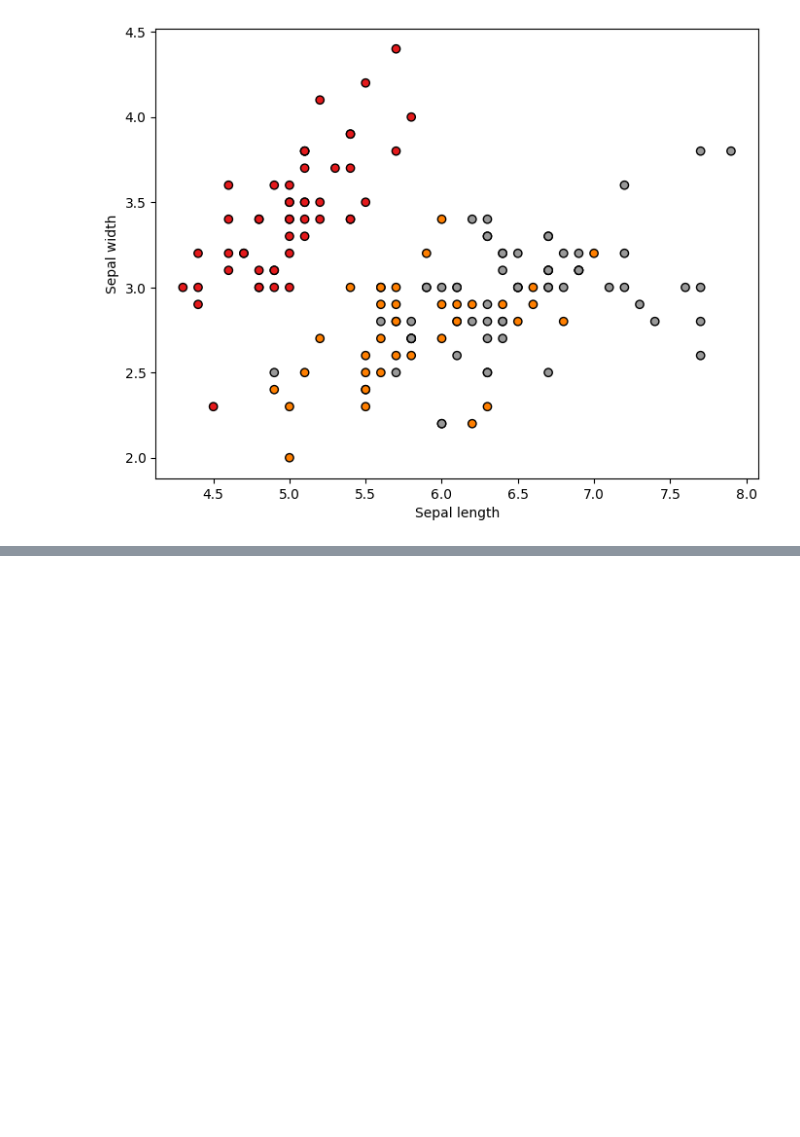
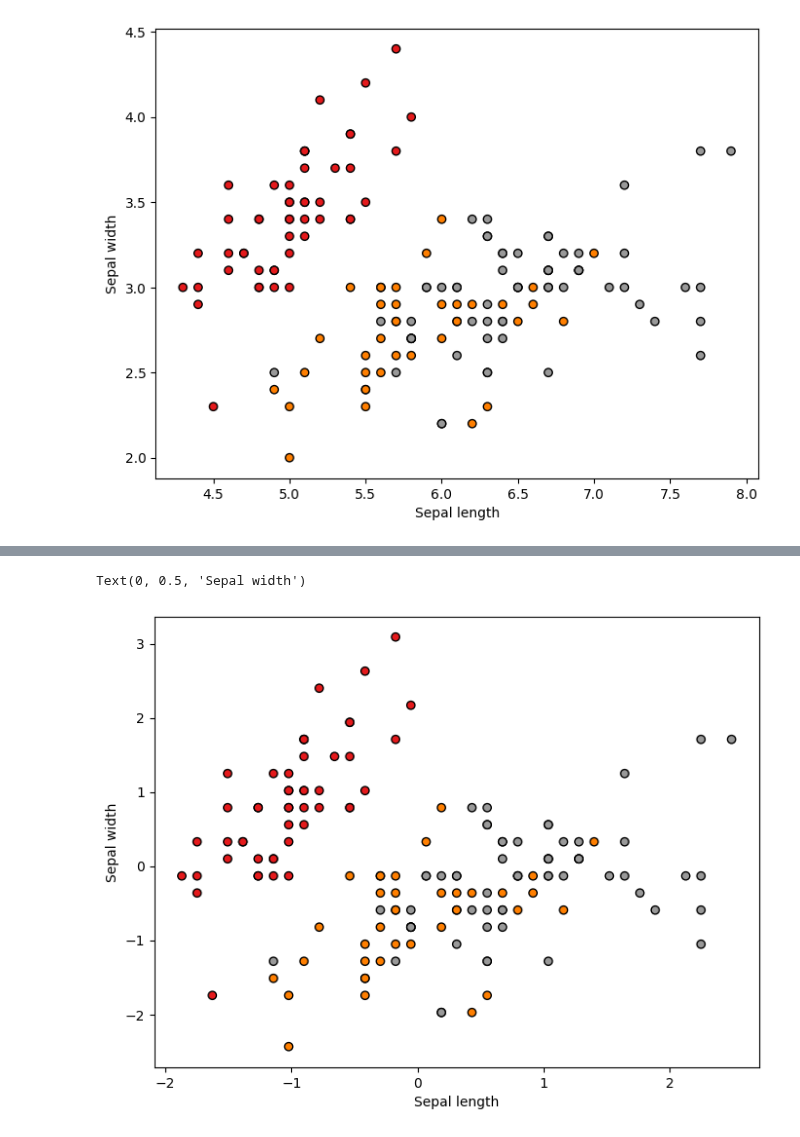
Before and after one commit to carlosgg0/practicas-aprendizaje, a Jupyter notebook: practica2/setup.ipynb, the cells around one changed output, grey strips where cells are left out. Drawn from its saved outputs; the diff is of its cells as text; code cells hidden in the pictures; blank space fills up the shorter version.

Commit message:
Standarized and normalized data added

```diff
--- a/practica2/setup.ipynb
+++ b/practica2/setup.ipynb
@@ -25,7 +26,4 @@ iris = datasets.load_iris()
 
 X = iris.data
 y = iris.target
-df = pd.DataFrame(X, columns=iris.feature_names)
-
-conjunto_de_datos_original = iris.data # El conjunto de datos es un dataFrame
-df
+data_original = pd.DataFrame(X, columns=iris.feature_names) # Este es el conjunto de datos original
@@ -94,0 +84,14 @@ Text(0, 0.5, 'Sepal width')
+# %%
+
+# Obtenemos el conjunto de datos estandarizado
+data_standarized = StandardScaler().fit_transform(data_original)
+
+# Mostrar la distribucion de los datos escalados utilizando la longitud y el ancho del sepalo
+plt.figure(2, figsize=(8, 6))
+plt.clf()
+plt.scatter(data_standarized[:, 0], data_standarized[:, 1], c=y, cmap=plt.cm.Set1, edgecolor="k")
+plt.xlabel("Sepal length")
+plt.ylabel("Sepal width")
+# %% [output]
+Text(0, 0.5, 'Sepal width')
+[figure, added]
```
Also changed, not shown: parts of 12 cells of this notebook.
